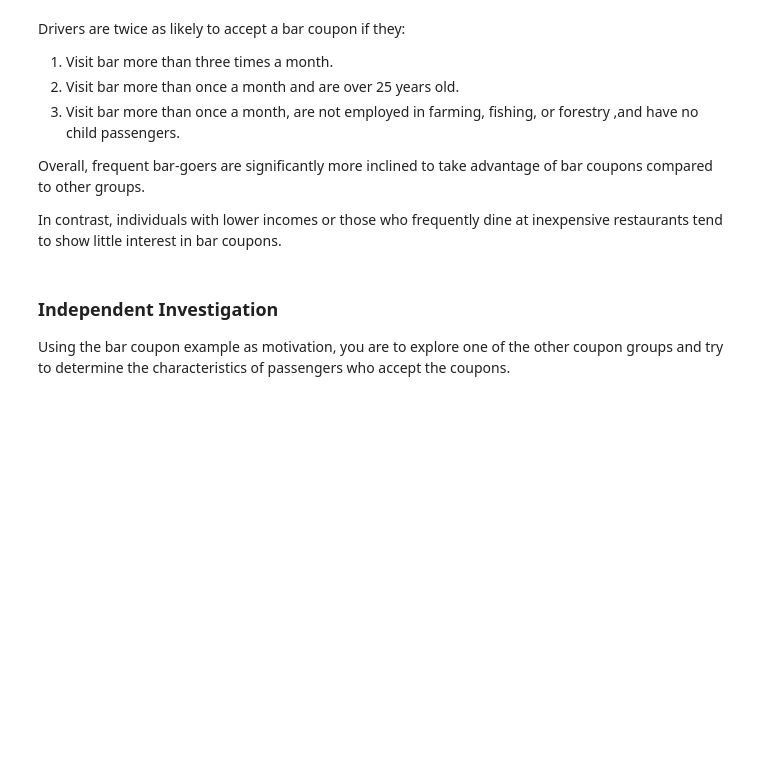
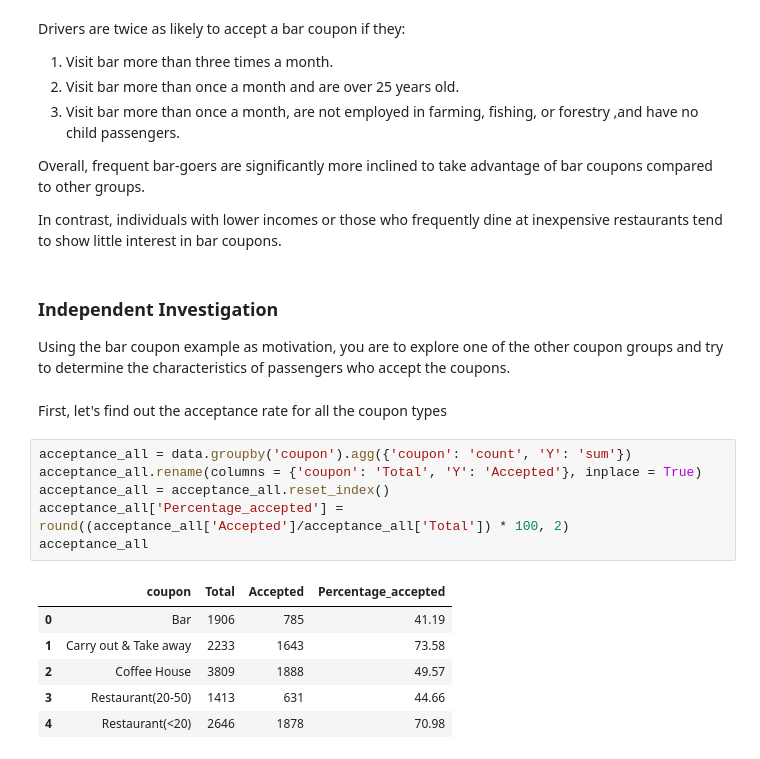
Before and after one commit to JunGaoca/couponAnalysis, a Jupyter notebook: coupon-analysis.ipynb, the cells around one changed output. Drawn from its saved outputs; the diff is of its cells as text; blank space fills up the shorter version.

```diff
--- a/coupon-analysis.ipynb
+++ b/coupon-analysis.ipynb
@@ -475,3 +475,18 @@ In contrast, individuals with lower incomes or those who frequently dine at inex
 ### Independent Investigation
 
 Using the bar coupon example as motivation, you are to explore one of the other coupon groups and try to determine the characteristics of passengers who accept the coupons.
+# %% [markdown]
+First, let's find out the acceptance rate for all the coupon types
+# %%
+acceptance_all = data.groupby('coupon').agg({'coupon': 'count', 'Y': 'sum'})
+acceptance_all.rename(columns = {'coupon': 'Total', 'Y': 'Accepted'}, inplace = True)
+acceptance_all = acceptance_all.reset_index()
+acceptance_all['Percentage_accepted'] = round((acceptance_all['Accepted']/acceptance_all['Total']) * 100, 2)
+acceptance_all
+# %% [output]
+|  | coupon | Total | Accepted | Percentage_accepted |
+| 0 | Bar | 1906 | 785 | 41.19 |
+| 1 | Carry out & Take away | 2233 | 1643 | 73.58 |
+| 2 | Coffee House | 3809 | 1888 | 49.57 |
+| 3 | Restaurant(20-50) | 1413 | 631 | 44.66 |
+| 4 | Restaurant(<20) | 2646 | 1878 | 70.98 |
```
Also changed, not shown: parts of 9 cells of this notebook.
